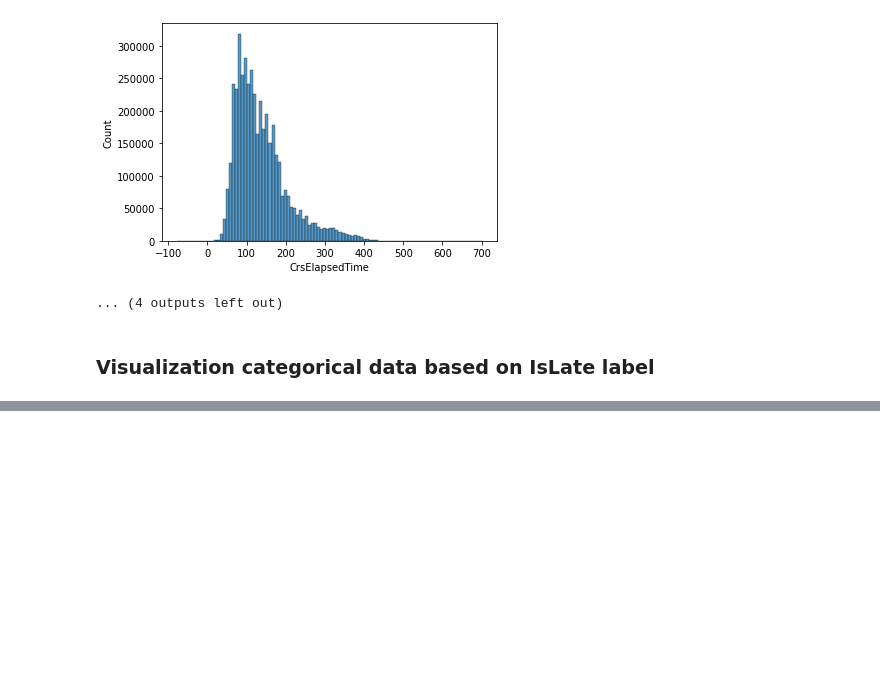
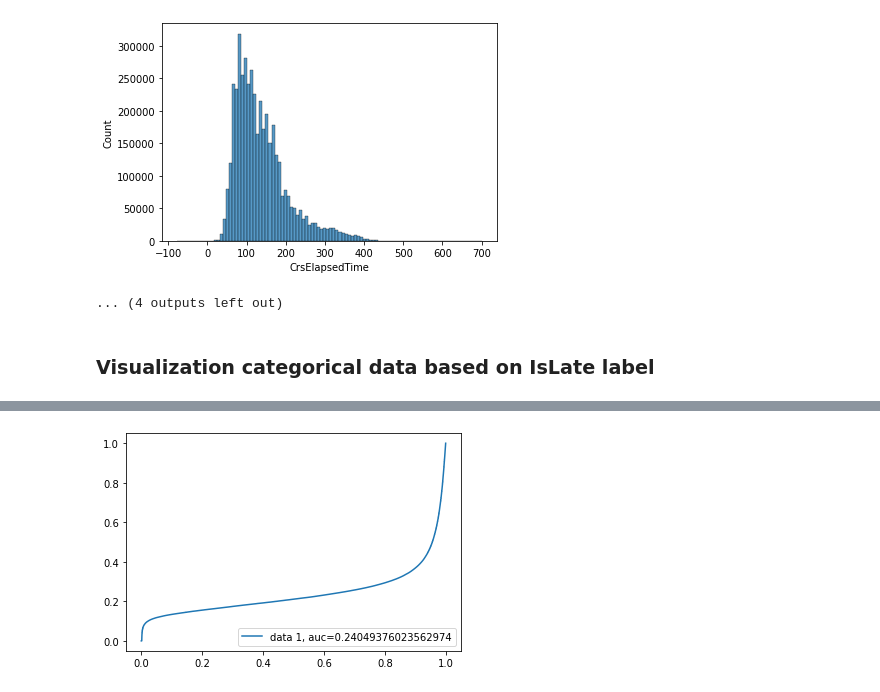
Before and after one commit to tailtq/ml-learning, a Jupyter notebook: ml-08/04_airline_delay_causes.ipynb, the cells around one changed output, grey strips where cells are left out. Drawn from its saved outputs; the diff is of its cells as text; code cells hidden in the pictures; blank space fills up the shorter version.

```diff
--- a/ml-08/04_airline_delay_causes.ipynb
+++ b/ml-08/04_airline_delay_causes.ipynb
@@ -340,0 +392,8 @@ df.describe()
+# %%
+# feature engineering
+# I see the abnormal from these hours and months, so I decided to create the new features for them
+df["IsDepTimeNight"] = df["DepTime_Hour"].isin(["21", "22", "23", "24", "01", "02", "03"])
+df["IsCrsArrTimeLateNight"] = df["CrsArrTime_Hour"].isin(["24", "01", "02", "03"])
+df["IsRainySeason"] = df["Month"].isin(["12", "01", "02", "03"])
+
+df = df.drop(["DepTime_Hour", "CrsArrTime_Hour", "Month"], axis=1)
@@ -340,0 +420,16 @@ df.describe()
+# %%
+# month -> RainySeason, DepTime_Hour -> IsDepTimeNight (21 -> 03), CrsArrTime_Hour -> IsCrsArrTimeLateNight (21 -> 03), keep OpUniqueCarrier
+# drop DayOfMonth, DayOfWeek, CrsDepTime_Hour
+
+X = df.drop(["IsLate"], axis=1)
+y = df["IsLate"]
+X_train, X_test, y_train, y_test = train_test_split(X, y, test_size=0.25, random_state=3)
+
+# because the below features don't illustrate the bell shape --> use min_max_scaling
+min_max_scaling_columns = ["DepDelay", "TaxiIn", "CrsElapsedTime", "Distance"]
+
+min_max_scaler = MinMaxScaler()
+min_max_scaler.fit(X_train[min_max_scaling_columns])
+
+X_train[min_max_scaling_columns] = min_max_scaler.transform(X_train[min_max_scaling_columns])
+X_test[min_max_scaling_columns] = min_max_scaler.transform(X_test[min_max_scaling_columns])
@@ -340,0 +441,9 @@ df.describe()
+# %%
+model = LogisticRegression()
+model.fit(X_train, y_train);
+# %%
+test_score = model.score(X_test, y_test)
+y_pred = model.predict(X_test)
+y_pred_prob = model.predict_proba(X_test).max(axis=1)
+
+test_score
@@ -340,0 +494,8 @@ df.describe()
+# %%
+fpr, tpr, _ = roc_curve(y_test,  y_pred_prob)
+auc = roc_auc_score(y_test, y_pred_prob)
+plt.plot(fpr, tpr, label="data 1, auc="+str(auc))
+plt.legend(loc=4)
+plt.show()
+# %% [output]
+[figure, added]
```
Also changed, not shown: parts of 28 cells of this notebook, 1 other file.
